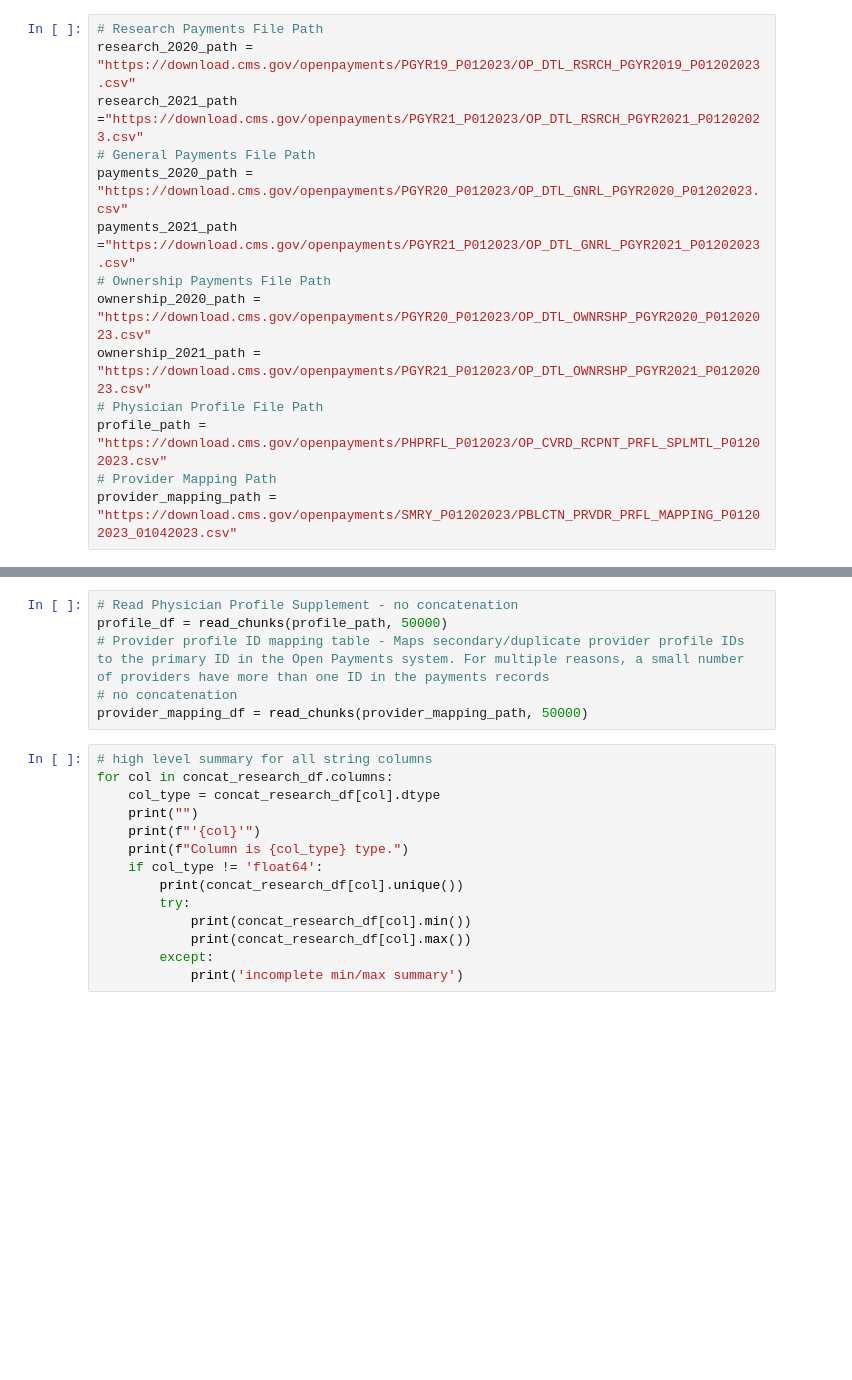
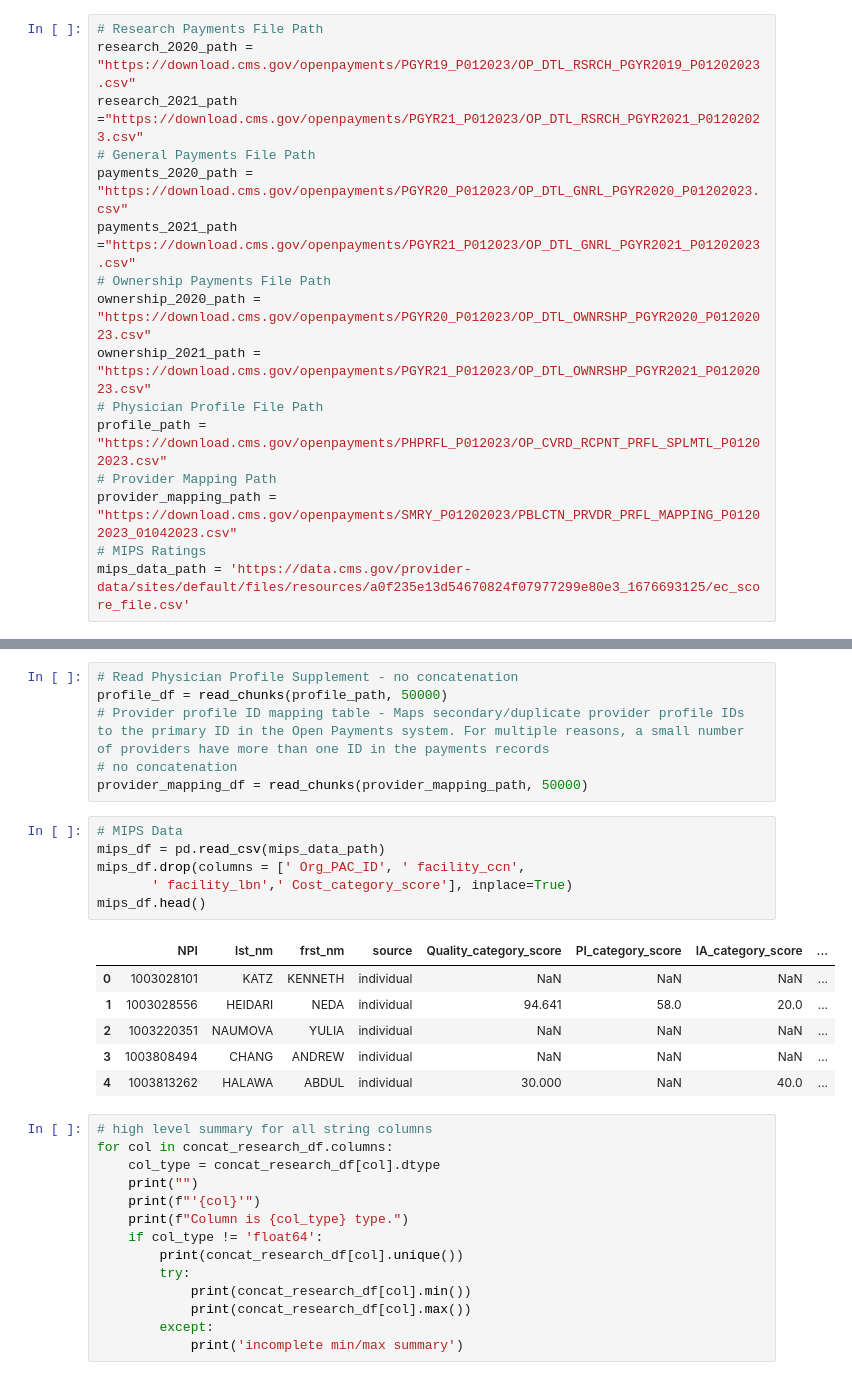
Before and after one commit to DS4Correlation-one/data-pipelines, a Jupyter notebook: data_ingest_open_payments_master.ipynb, the cells around one changed output, grey strips where cells are left out. Drawn from its saved outputs; the diff is of its cells as text; blank space fills up the shorter version.

```diff
--- a/data_ingest_open_payments_master.ipynb
+++ b/data_ingest_open_payments_master.ipynb
@@ -31,6 +31,8 @@ ownership_2021_path = "https://download.cms.gov/openpayments/PGYR21_P012023/OP_D
 profile_path = "https://download.cms.gov/openpayments/PHPRFL_P012023/OP_CVRD_RCPNT_PRFL_SPLMTL_P01202023.csv"
 # Provider Mapping Path
 provider_mapping_path = "https://download.cms.gov/openpayments/SMRY_P01202023/PBLCTN_PRVDR_PRFL_MAPPING_P01202023_01042023.csv"
+# MIPS Ratings
+mips_data_path = 'https://data.cms.gov/provider-data/sites/default/files/resources/a0f235e13d54670824f07977299e80e3_1676693125/ec_score_file.csv'
 # %%
 # Read Research Data for 2020 and 2021
 research_2020_df = read_chunks(research_2020_path, 50000)
@@ -137,6 +155,19 @@ profile_df = read_chunks(profile_path, 50000)
 # Provider profile ID mapping table - Maps secondary/duplicate provider profile IDs to the primary ID in the Open Payments system. For multiple reasons, a small number of providers have more than one ID in the payments records
 # no concatenation
 provider_mapping_df = read_chunks(provider_mapping_path, 50000)
+# %%
+# MIPS Data
+mips_df = pd.read_csv(mips_data_path)
+mips_df.drop(columns = [' Org_PAC_ID', ' facility_ccn',
+       ' facility_lbn',' Cost_category_score'], inplace=True)
+mips_df.head()
+# %% [output]
+|  | NPI | lst_nm | frst_nm | source | Quality_category_score | PI_category_score | IA_category_score | ... |
+| 0 | 1003028101 | KATZ | KENNETH | individual | NaN | NaN | NaN | ... |
+| 1 | 1003028556 | HEIDARI | NEDA | individual | 94.641 | 58.0 | 20.0 | ... |
+| 2 | 1003220351 | NAUMOVA | YULIA | individual | NaN | NaN | NaN | ... |
+| 3 | 1003808494 | CHANG | ANDREW | individual | NaN | NaN | NaN | ... |
+| 4 | 1003813262 | HALAWA | ABDUL | individual | 30.000 | NaN | 40.0 | ... |
 # %%
 # high level summary for all string columns
 for col in concat_research_df.columns:
```
Also changed, not shown: parts of 1 cell of this notebook.
